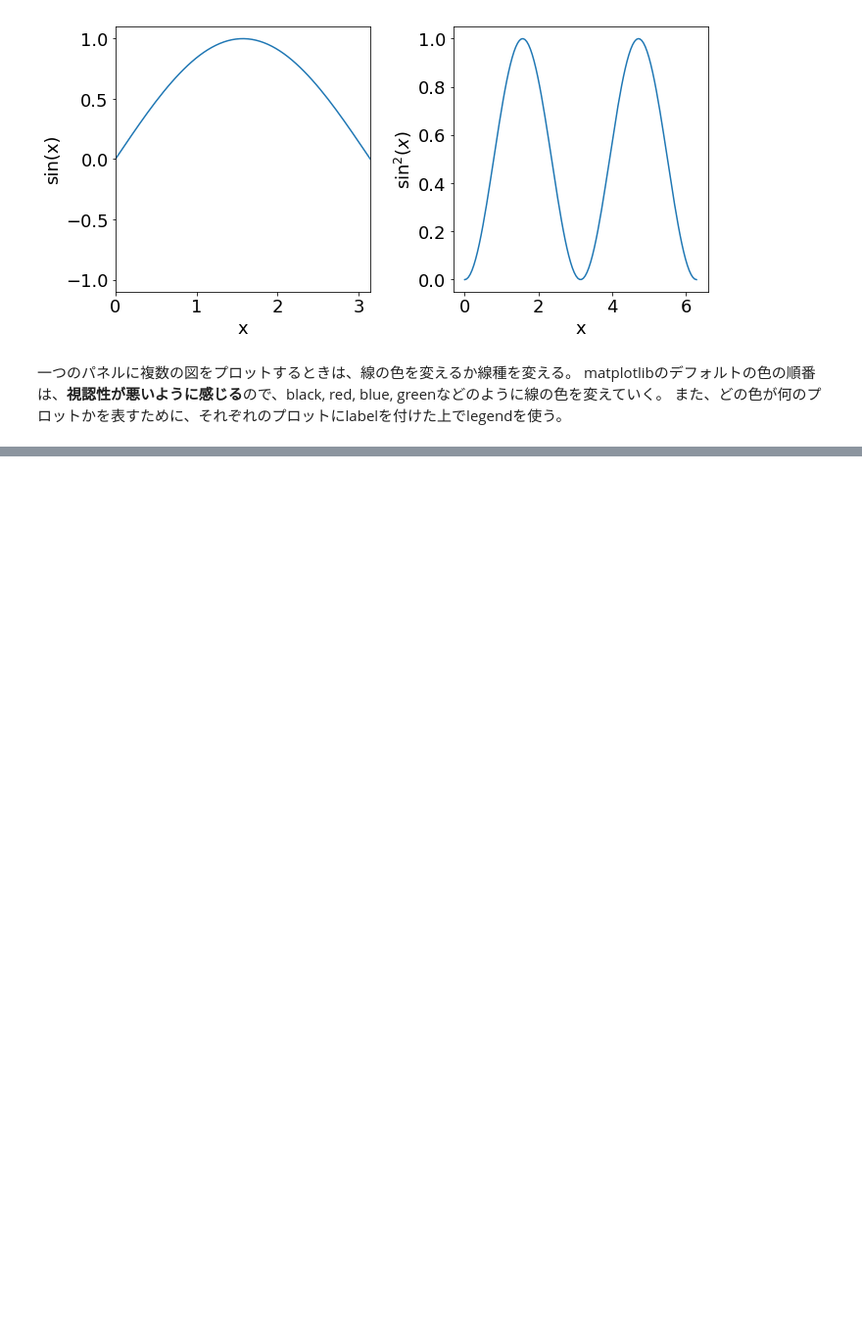
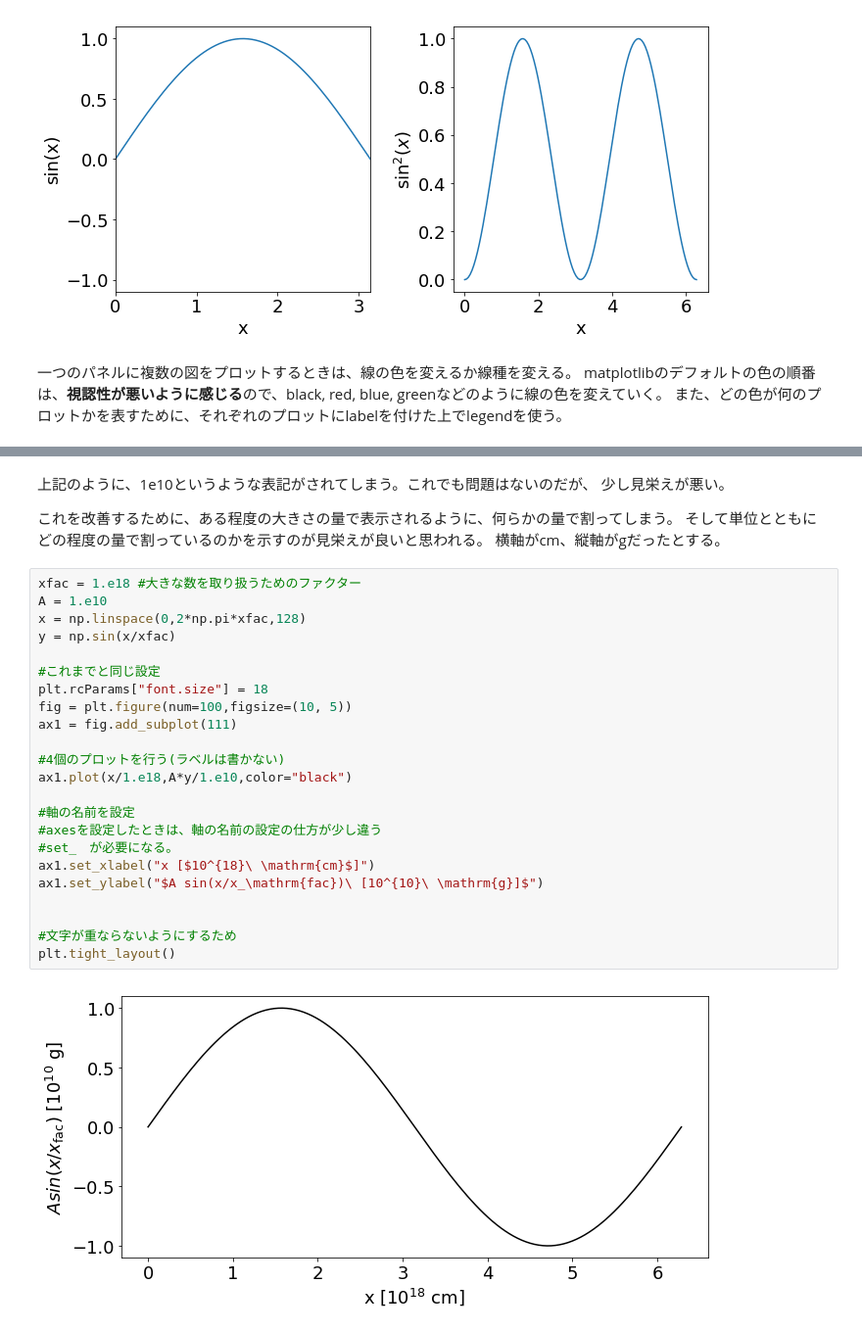
Before and after one commit to hottahd/Python-plot, a Jupyter notebook: 1dplot.ipynb, the cells around one changed output, grey strips where cells are left out. Shown at 98% size. Saved outputs shown, nothing was run; the diff lists cells and outputs as text; blank space fills up the shorter version.

```diff
--- a/1dplot.ipynb
+++ b/1dplot.ipynb
@@ -113,0 +185,32 @@ plt.tight_layout()
+# %% [markdown]
+上記のように、1e10というような表記がされてしまう。これでも問題はないのだが、
+少し見栄えが悪い。
+
+これを改善するために、ある程度の大きさの量で表示されるように、何らかの量で割ってしまう。
+そして単位とともにどの程度の量で割っているのかを示すのが見栄えが良いと思われる。
+横軸がcm、縦軸がgだったとする。
+# %%
+xfac = 1.e18 #大きな数を取り扱うためのファクター
+A = 1.e10
+x = np.linspace(0,2*np.pi*xfac,128)
+y = np.sin(x/xfac)
+
+#これまでと同じ設定
+plt.rcParams["font.size"] = 18
+fig = plt.figure(num=100,figsize=(10, 5))
+ax1 = fig.add_subplot(111)
+
+#4個のプロットを行う(ラベルは書かない)
+ax1.plot(x/1.e18,A*y/1.e10,color="black")
+
+#軸の名前を設定
+#axesを設定したときは、軸の名前の設定の仕方が少し違う
+#set_　が必要になる。
+ax1.set_xlabel("x [$10^{18}\ \mathrm{cm}$]")
+ax1.set_ylabel("$A sin(x/x_\mathrm{fac})\ [10^{10}\ \mathrm{g}]$")
+
+
+#文字が重ならないようにするため
+plt.tight_layout()
+# %% [output]
+[figure, added]
```
Also changed, not shown: parts of 12 cells of this notebook, 1 other file.
